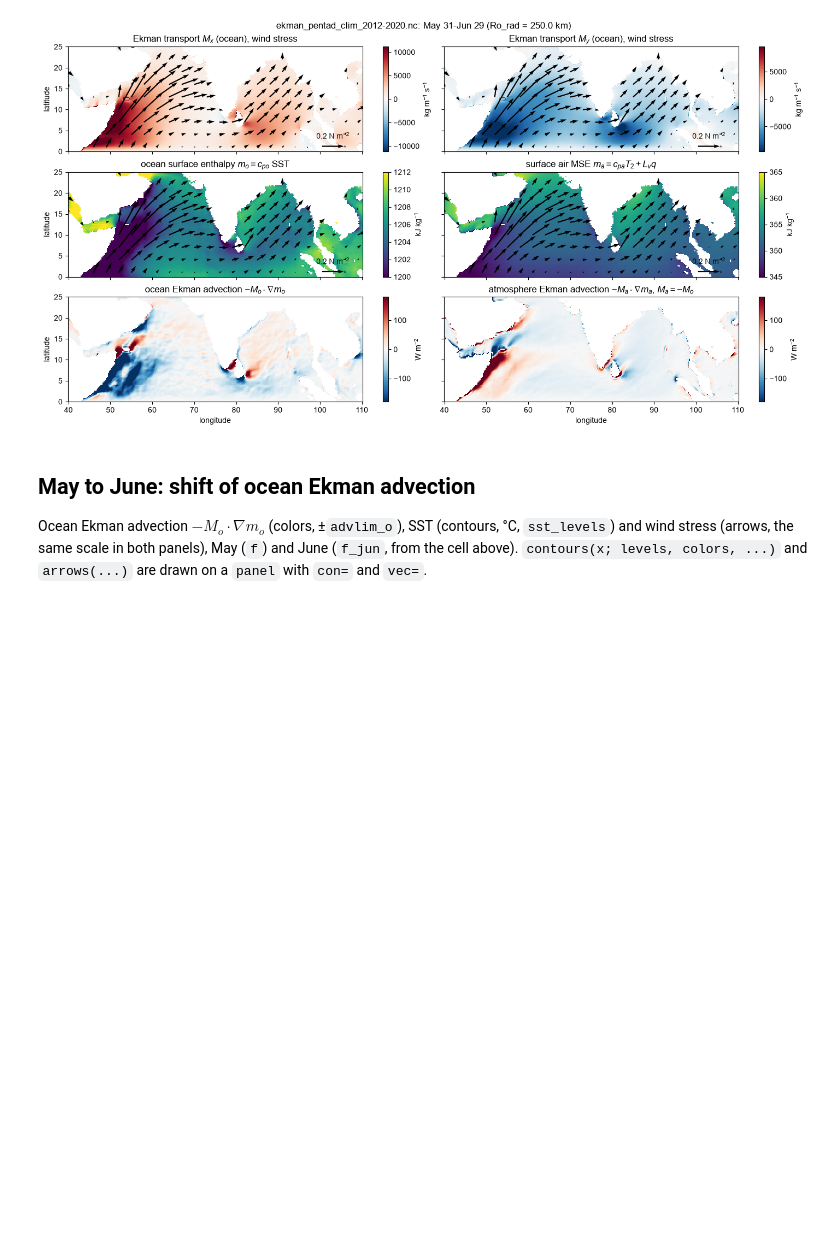
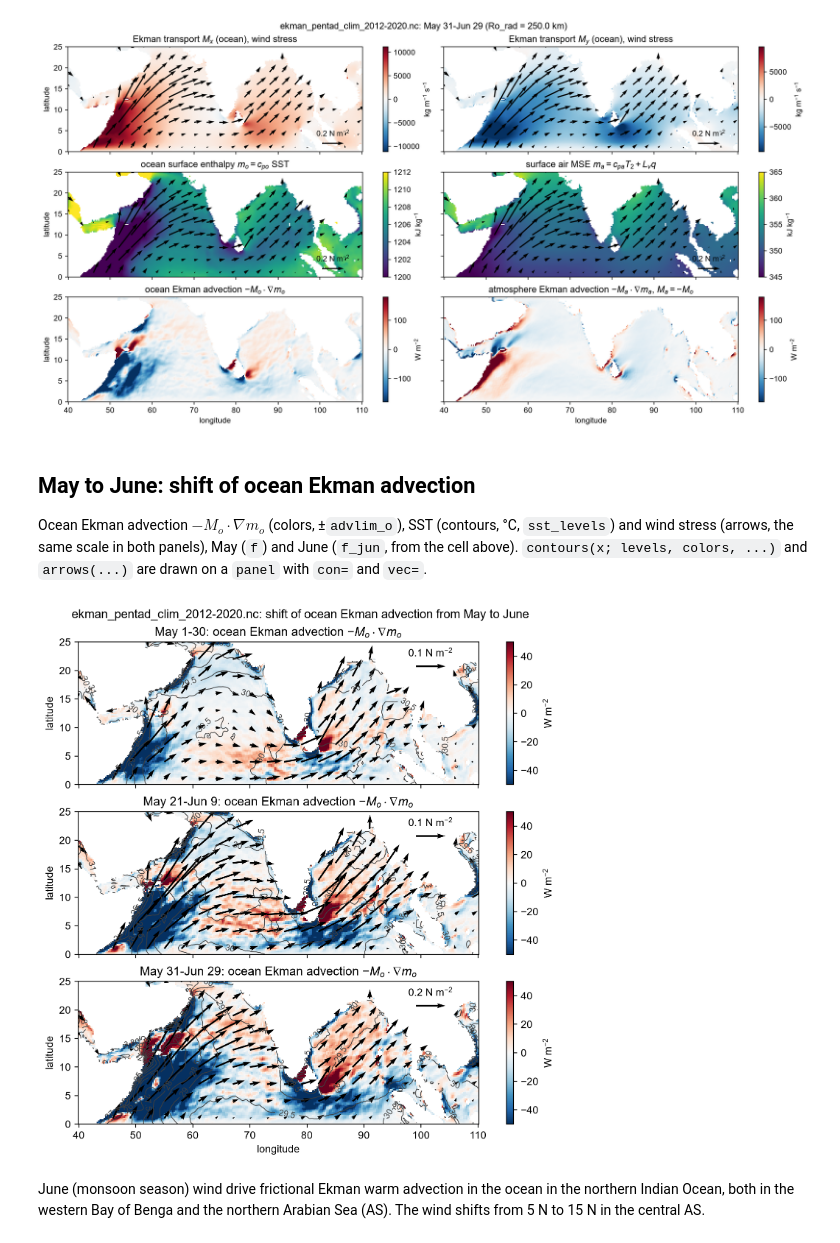
Before and after one commit to deszoeke/ekman-astz, a Jupyter notebook: plot/ekman_plots.ipynb, the cells around one changed output. Drawn from its saved outputs; the diff is of its cells as text; code cells hidden in the pictures; blank space fills up the shorter version.

Commit message:
add mayjun panel

```diff
--- a/plot/ekman_plots.ipynb
+++ b/plot/ekman_plots.ipynb
@@ -78,6 +78,7 @@ Read → fields → figure, with the same figure functions.
 # %%
 # any other period: read -> fields -> figure, e.g. June (pentads 31:36, May 31-Jun 29)
 f_jun = ekman_fields(file, Date(2001, 6, 1), Date(2001, 6, 30); n=6, lonlim, latlim, Ro_rad)
+f_mayjun = ekman_fields(file, Date(2001, 5, 20), Date(2001, 6, 10); n=4, lonlim, latlim, Ro_rad)
 fig_jun, axs_jun = fig_transport_mse(f_jun; title=figtitle(f_jun), ylim=latlim,
     tau=arrows(f_jun.taux, f_jun.tauy; scale=0.5, key=0.2, keylabel=raw"0.2 N m$^{-2}$"));
 # %% [output]
@@ -87,12 +88,19 @@ fig_jun, axs_jun = fig_transport_mse(f_jun; title=figtitle(f_jun), ylim=latlim,
 Ocean Ekman advection $-M_o \cdot \nabla m_o$ (colors, ±`advlim_o`), SST (contours, °C, `sst_levels`) and wind stress (arrows, the same scale in both panels), May (`f`) and June (`f_jun`, from the cell above). `contours(x; levels, colors, ...)` and `arrows(...)` are drawn on a `panel` with `con=` and `vec=`.
 # %%
 # May to June: each panel colors ocean Ekman advection, contours SST (°C), quivers wind stress
-may, jun = f, f_jun
-ne = (0.92, 0.88) # wind stress key position (axes fraction): northeast corner, over land
-fig_shift, axs_shift, pcs_shift, cbs_shift, qs_shift, cs_shift = fig_ocean_advection([may, jun], period_label.([may.dimval, jun.dimval]);
-    advlim = 100,                                              # W m^-2
-    sst = [sst_contours(may; levels=24:0.5:31), sst_contours(jun; levels=24:0.5:31)],
+may, mayjun, jun = f, f_mayjun, f_jun
+ne = (0.88, 0.83) # wind stress key position (axes fraction): northeast corner, over land
+fig_shift, axs_shift, pcs_shift, cbs_shift, qs_shift, cs_shift = fig_ocean_advection([may, mayjun, jun], period_label.([may.dimval, mayjun.dimval, jun.dimval]);
+    advlim = 50,                                              # W m^-2
+    sst = [sst_contours(may; levels=24:0.5:31),
+           sst_contours(mayjun; levels=24:0.5:31),
+           sst_contours(jun; levels=24:0.5:31)],
     tau = [stress_arrows(may; scale=0.25, key=0.1, keypos=ne),  # May arrows twice as long as June's
+           stress_arrows(mayjun; scale=0.25, key=0.1, keypos=ne),
            stress_arrows(jun; scale=0.5,  key=0.2, keypos=ne)],
     ncols=1, ylim=latlim, suptitle="$(basename(file)): shift of ocean Ekman advection from May to June");
 # fig_shift.savefig("ekman_adv_o_$(period_tag(may.dimval))_$(period_tag(jun.dimval)).png"; bbox_inches="tight")
+# %% [output]
+[figure, added]
+# %% [markdown]
+June (monsoon season) wind drive frictional Ekman warm advection in the ocean in the northern Indian Ocean, both in the western Bay of Benga and the northern Arabian Sea (AS). The wind shifts from 5 N to 15 N in the central AS.
```
Also changed, not shown: parts of 1 cell of this notebook, 1 other file.
